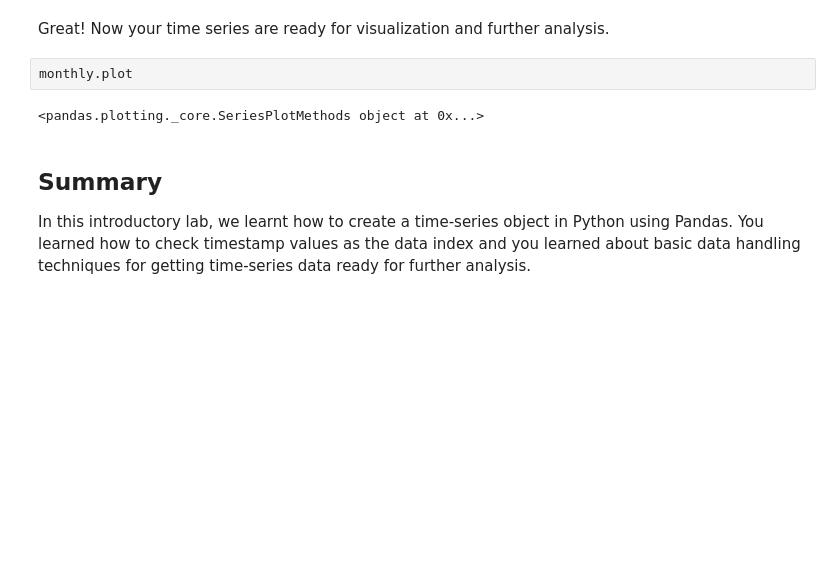
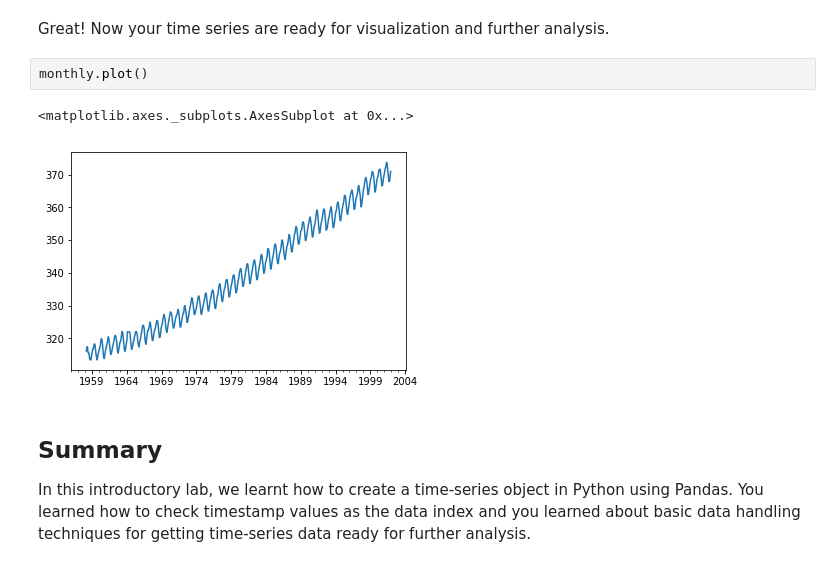
Before and after one commit to evanavaughan/dsc-3-25-03-managing-time-series-data-lab-nyc-career-ds-102218, a Jupyter notebook: index.ipynb, the cells around one changed output. Drawn from its saved outputs; the diff is of its cells as text; blank space fills up the shorter version.

```diff
--- a/index.ipynb
+++ b/index.ipynb
@@ -242,9 +242,10 @@ monthly = monthly.fillna(method='bfill')
 # %% [markdown]
 Great! Now your time series are ready for visualization and further analysis.
 # %%
-monthly.plot
+monthly.plot()
 # %% [output]
-<pandas.plotting._core.SeriesPlotMethods object at 0x...>
+<matplotlib.axes._subplots.AxesSubplot at 0x...>
+[figure, added]
 # %% [markdown]
 ## Summary
 
```
